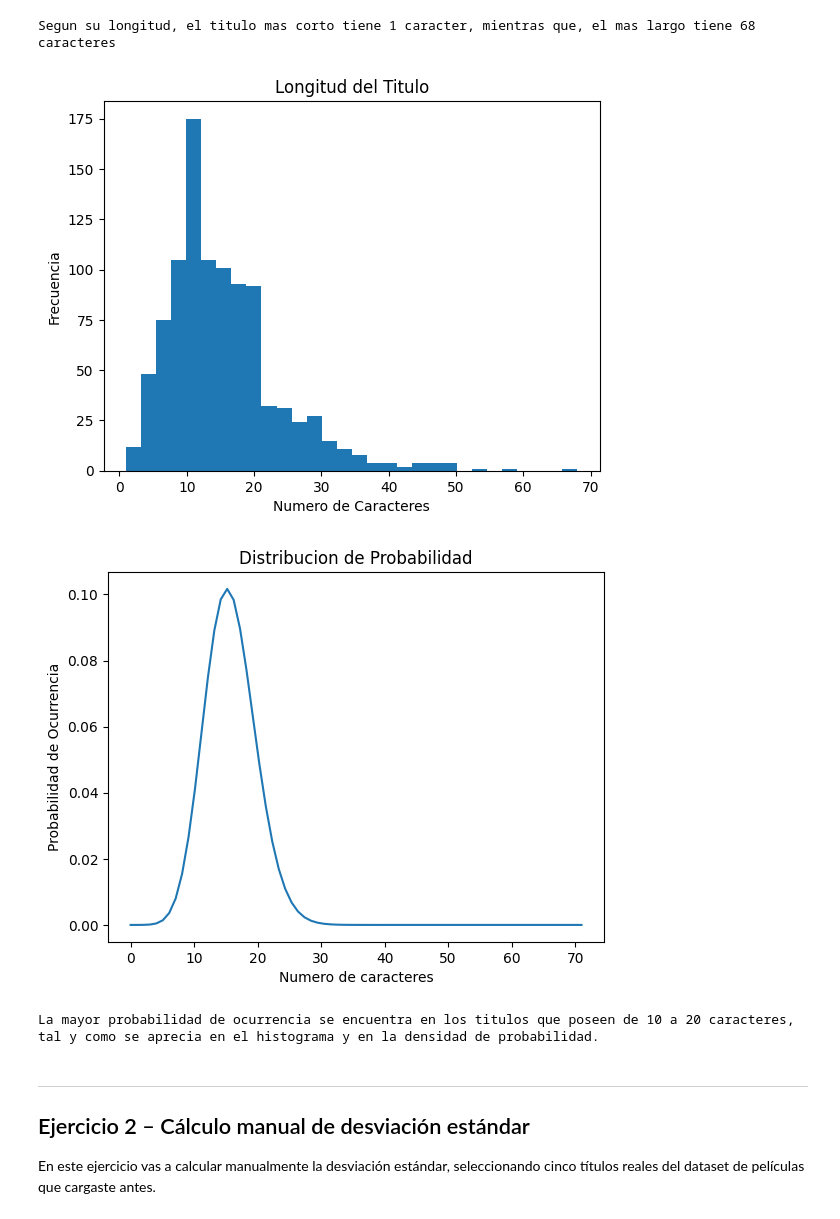
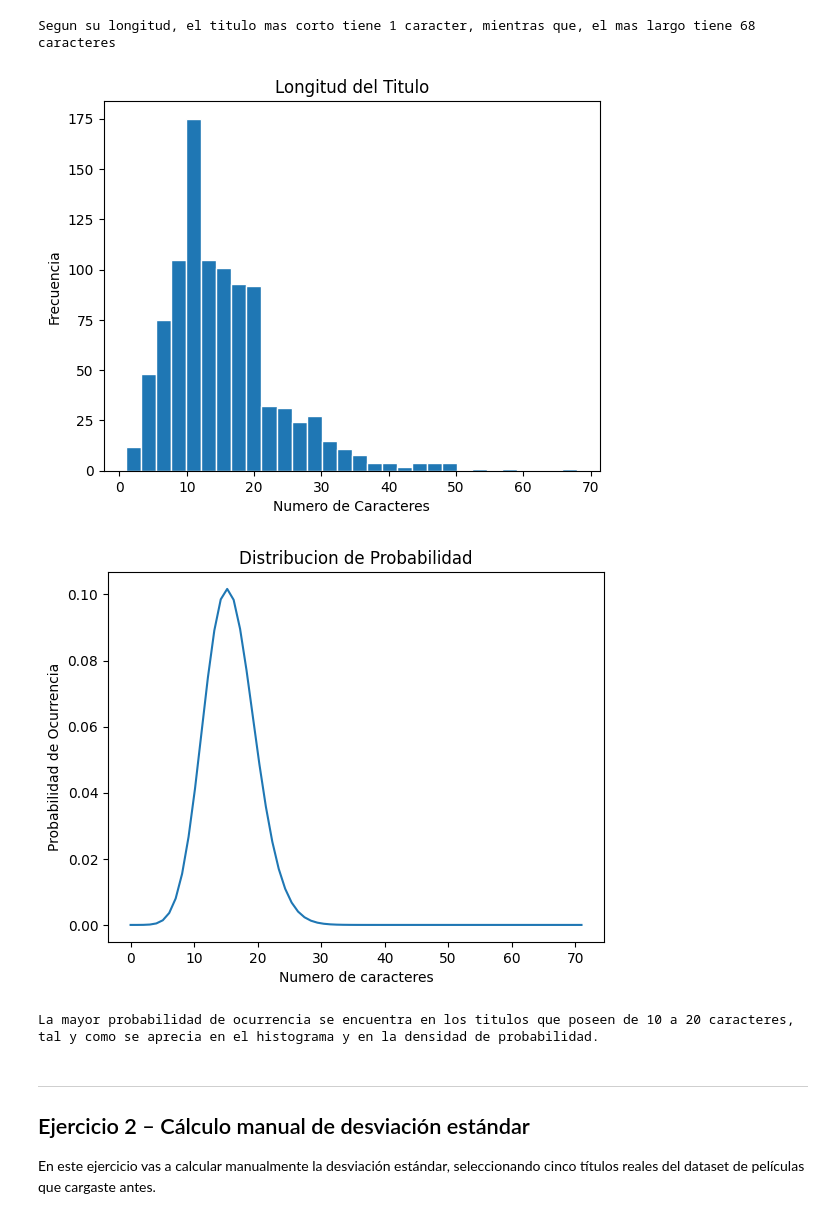
Before and after one commit to Rubeneduardoo/P5-descriptive-statistics-exercises-project-with-python, a Jupyter notebook: notebook/problems.es.ipynb, the cells around one changed output. Cells and saved outputs as stored; diff of their text form; code cells hidden in the pictures.

```diff
--- a/notebook/problems.es.ipynb
+++ b/notebook/problems.es.ipynb
@@ -99,30 +99,30 @@ Segun su longitud, el titulo mas corto tiene 1 caracter, mientras que, el mas la
 # %%
 # grafica tus resultados
 
 #Histograma
-plt.hist(df['title_lenght'], bins=30)
+plt.hist(df['title_lenght'], bins=30, edgecolor='white')
 
 plt.title("Longitud del Titulo")
 plt.xlabel("Numero de Caracteres")
 plt.ylabel("Frecuencia")
 
 plt.show()
 
 #Funcion de Probabilidad de Masa de Poisson
 xaxis = np.linspace(0,71,71)
 plt.plot(xaxis, poisson.pmf(range(71),media))
 
 
 plt.title("Distribucion de Probabilidad")
 plt.xlabel('Numero de caracteres')
 plt.ylabel('Probabilidad de Ocurrencia')
 
 plt.show()
 
 #Conclusion
 print('La mayor probabilidad de ocurrencia se encuentra en los titulos que poseen de 10 a 20 caracteres, tal y como se aprecia en el histograma y en la densidad de probabilidad.')
 # %% [output]
-[figure, old version]
+[figure, new version]
 [figure]
 La mayor probabilidad de ocurrencia se encuentra en los titulos que poseen de 10 a 20 caracteres, tal y como se aprecia en el histograma y en la densidad de probabilidad.
 # %% [markdown]
```
